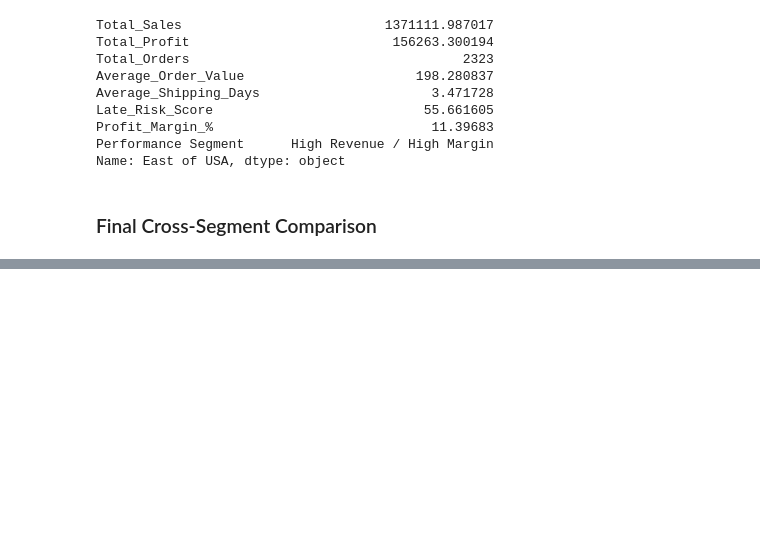
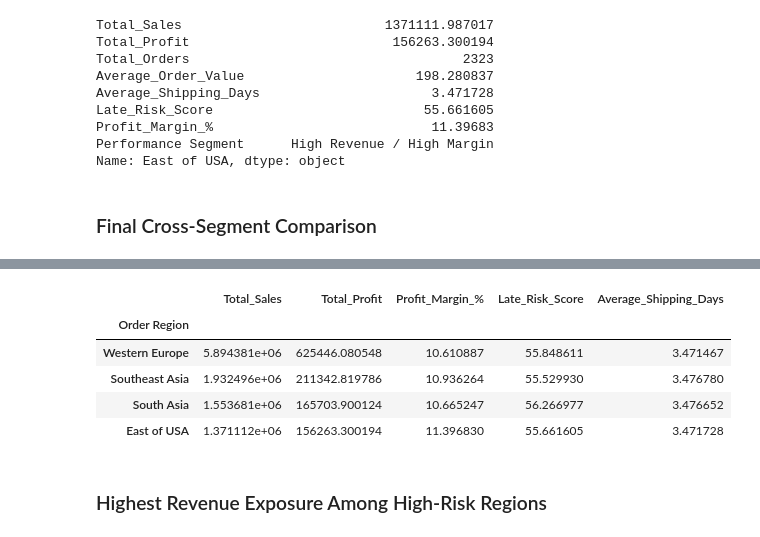
Before and after one commit to ivaibhavpawar1045/Python-Data-Analytics, a Jupyter notebook: 25_performance_segmentation_and_comparative_analysis/performance_analysis.ipynb, the cells around one changed output, grey strips where cells are left out. Drawn from its saved outputs; the diff is of its cells as text; code cells hidden in the pictures; blank space fills up the shorter version.

```diff
--- a/25_performance_segmentation_and_comparative_analysis/performance_analysis.ipynb
+++ b/25_performance_segmentation_and_comparative_analysis/performance_analysis.ipynb
@@ -367,0 +399,27 @@ segment_summary.sort_values(
+# %%
+high_revenue_high_risk = region_kpi[
+    (region_kpi["Total_Sales"] >= sales_threshold) &
+    (region_kpi["Late_Risk_Score"] >= 55)
+]
+# %%
+high_revenue_high_risk[
+    [
+        "Total_Sales",
+        "Total_Profit",
+        "Profit_Margin_%",
+        "Late_Risk_Score",
+        "Average_Shipping_Days"
+    ]
+].sort_values(
+    by="Total_Sales",
+    ascending=False
+)
+# %% [output]
+|  | Total_Sales | Total_Profit | Profit_Margin_% | Late_Risk_Score | Average_Shipping_Days |
+| Order Region |  |  |  |  |  |
+| Western Europe | 5.894381e+06 | 625446.080548 | 10.610887 | 55.848611 | 3.471467 |
+| Southeast Asia | 1.932496e+06 | 211342.819786 | 10.936264 | 55.529930 | 3.476780 |
+| South Asia | 1.553681e+06 | 165703.900124 | 10.665247 | 56.266977 | 3.476652 |
+| East of USA | 1.371112e+06 | 156263.300194 | 11.396830 | 55.661605 | 3.471728 |
+# %% [markdown]
+### Highest Revenue Exposure Among High-Risk Regions
```
Also changed, not shown: parts of 10 cells of this notebook.
